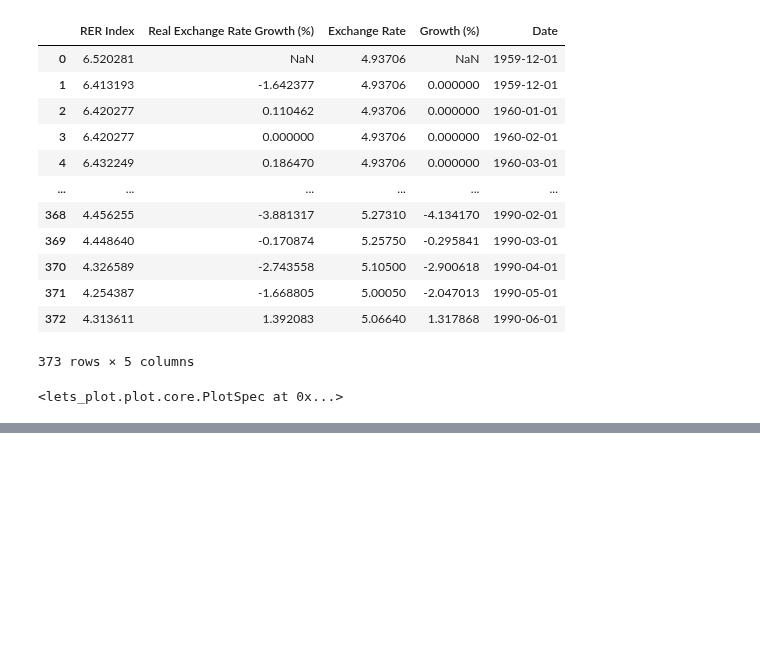
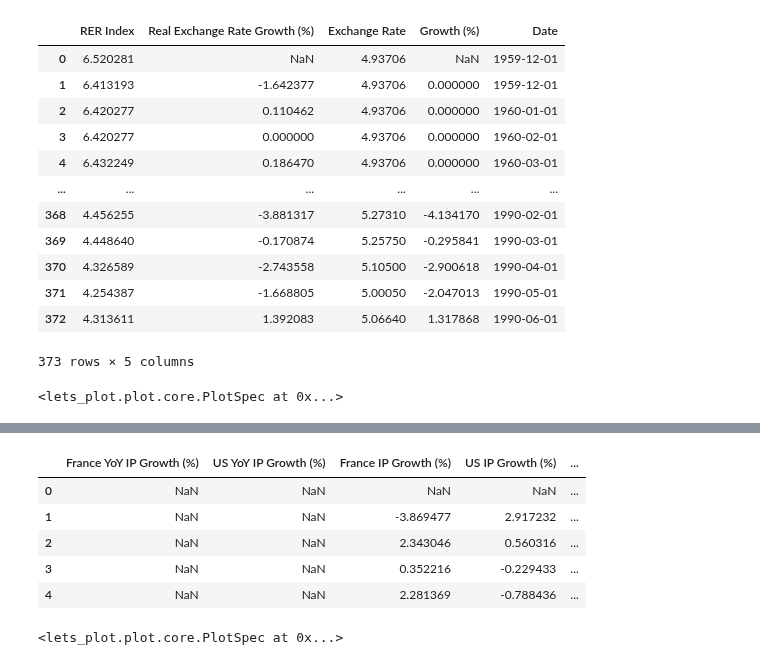
Before and after one commit to SparklyPlant/The-Grave-of-Ming, a Jupyter notebook: Code/NB1.ipynb, the cells around one changed output, grey strips where cells are left out. Cells and saved outputs as stored; diff of their text form; code cells hidden in the pictures; blank space fills up the shorter version.

Commit message:
Inflation Graphs

```diff
--- a/Code/NB1.ipynb
+++ b/Code/NB1.ipynb
@@ -791,0 +814,4 @@ p
+# %%
+Monthly_inflation_graph_df = pd.read_json('../Data/Monthly_inflation.json')
+
+display(Monthly_inflation_graph_df.head())
@@ -791,0 +825,9 @@ p
+# %%
+Monthly_inflation_graph_df['US-France Inflation Difference'] = Monthly_inflation_graph_df['France Inflation (%)'] - Monthly_inflation_graph_df['US Inflation (%)']
+
+start_date = pd.to_datetime('1959-12-01')
+Monthly_inflation_graph_df['Date'] = start_date + pd.to_timedelta((Monthly_inflation_graph_df['Month'] - 1) * 30, unit='D')
+
+Monthly_inflation_graph_df_2 = Monthly_inflation_graph_df.drop(['Month'], axis=1)
+
+display(Monthly_inflation_graph_df_2.head())
@@ -791,0 +841,6 @@ p
+# %%
+Monthly_growth_graph_df = pd.read_json('../Data/Montly_industrial_production.json')
+
+Monthly_growth_graph_df_2 = Monthly_growth_graph_df.drop(['Month'], axis=1)
+
+display(Monthly_growth_graph_df_2.head())
@@ -791,0 +854,6 @@ p
+# %%
+Growth_vs_12_months_df = pd.read_json('../Data/YoY_growth.json')
+
+Growth_vs_12_months_df_2 = Growth_vs_12_months_df.drop(['Month'], axis=1)
+
+display(Growth_vs_12_months_df_2.tail())
@@ -791,0 +867,28 @@ p
+# %%
+combined_df = pd.concat([Growth_vs_12_months_df_2, Monthly_growth_graph_df_2, Monthly_inflation_graph_df_2], axis=1)
+
+display(combined_df.head())
+# %% [output]
+|  | France YoY IP Growth (%) | US YoY IP Growth (%) | France IP Growth (%) | US IP Growth (%) | ... |
+| 0 | NaN | NaN | NaN | NaN | ... |
+| 1 | NaN | NaN | -3.869477 | 2.917232 | ... |
+| 2 | NaN | NaN | 2.343046 | 0.560316 | ... |
+| 3 | NaN | NaN | 0.352216 | -0.229433 | ... |
+| 4 | NaN | NaN | 2.281369 | -0.788436 | ... |
+# %%
+melted_df = combined_df.melt(id_vars='Date',
+                               var_name='Metric',
+                               value_name='Value')
+
+bretton_woods_end = pd.to_datetime('1971-08-01').timestamp() * 1000
+
+Inflation_Industrial_Production_graphs = ggplot(melted_df, aes(x='Date', y='Value', color='Metric')) + \
+    geom_line() + \
+    geom_vline(xintercept=bretton_woods_end, color='black', linetype='dashed', size=1) + \
+    ggtitle('Combined Exchange Rate and Growth Metrics Over Time') + \
+    scale_color_manual(values=['blue', 'red', 'green', 'magenta']) + \
+    ggsize(900, 450)
+
+Inflation_Industrial_Production_graphs
+# %% [output]
+<lets_plot.plot.core.PlotSpec at 0x...>
```
Also changed, not shown: parts of 9 cells of this notebook, 3 other files.
